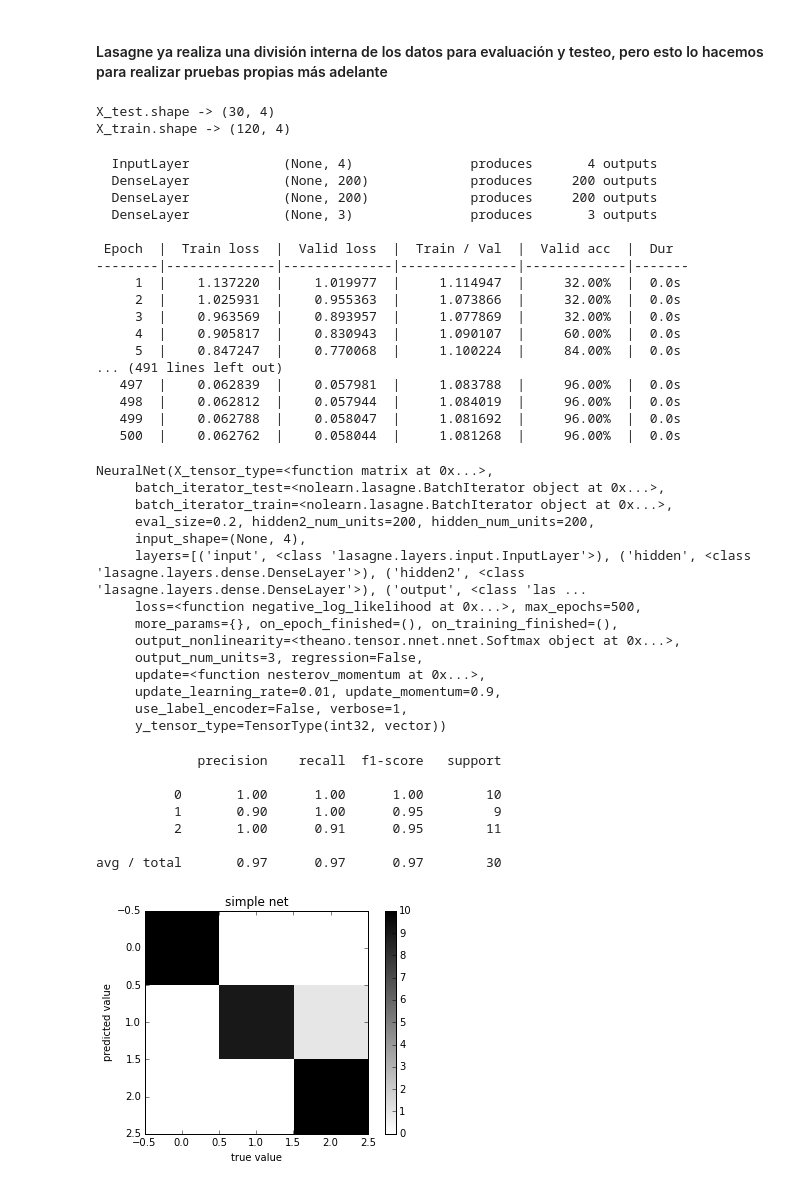
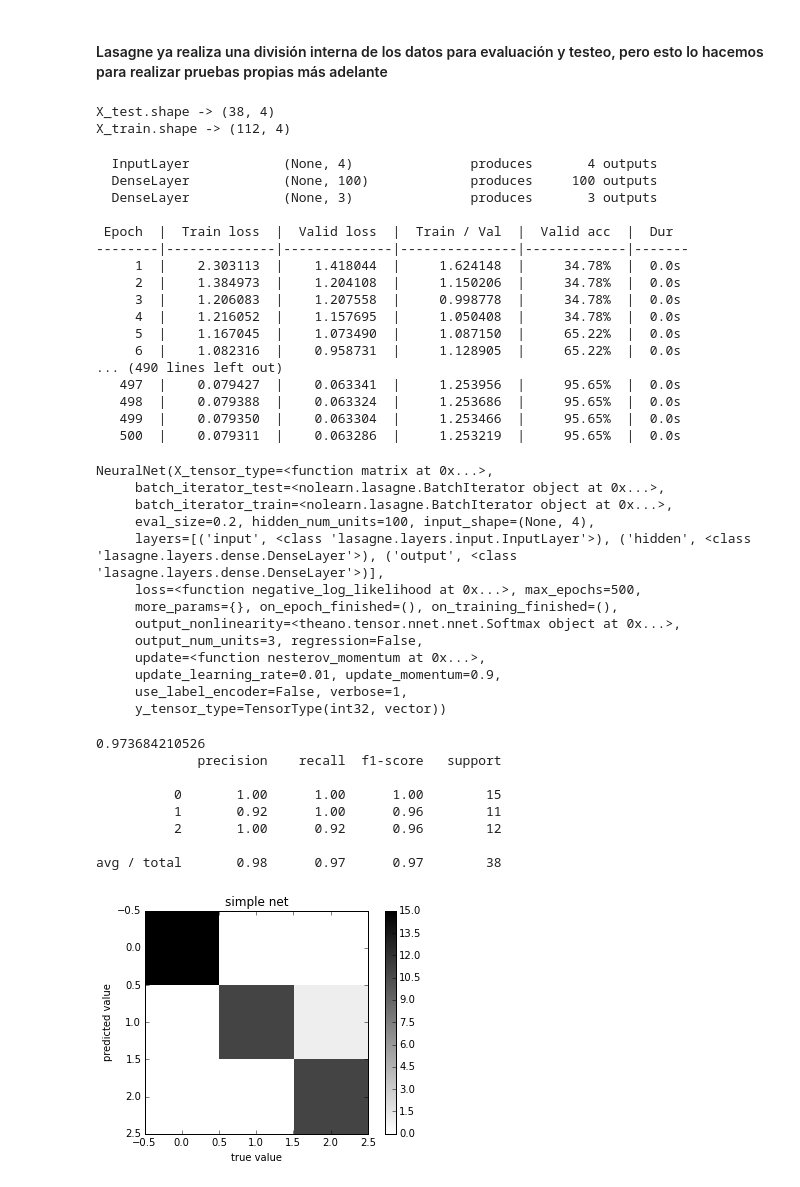
Before and after one commit to celiacintas/pre-scipyla, a Jupyter notebook: posters/scipyla_poster_lasagne.ipynb, the cells around one changed output. Drawn from its saved outputs; the diff is of its cells as text; code cells hidden in the pictures.

```diff
--- a/posters/scipyla_poster_lasagne.ipynb
+++ b/posters/scipyla_poster_lasagne.ipynb
@@ -23,12 +24,12 @@ y.shape -> (150,)
 #### Lasagne ya realiza una división interna de los datos para evaluación y testeo, pero esto lo hacemos para realizar pruebas propias más adelante
 # %%
 from sklearn.cross_validation import train_test_split
-X_train, X_test, y_train, y_test = train_test_split(X, y, test_size=0.20, random_state=42)
+X_train, X_test, y_train, y_test = train_test_split(X, y, test_size=0.25, random_state=42)
 print "X_test.shape -> {}".format(X_test.shape)
 print "X_train.shape -> {}".format(X_train.shape)
 # %% [output]
-X_test.shape -> (30, 4)
-X_train.shape -> (120, 4)
+X_test.shape -> (38, 4)
+X_train.shape -> (112, 4)
 # %%
 import lasagne
 from lasagne import layers
@@ -39,13 +40,13 @@ net1 = NeuralNet(
     layers=[
         ('input', layers.InputLayer),
         ('hidden', layers.DenseLayer),
-        ('hidden2', layers.DenseLayer),
+        #('hidden2', layers.DenseLayer),
         ('output', layers.DenseLayer),
         ],
     # parametros de las capas
     input_shape=(None, 4),  # la entrada consta de  Sepal length, Sepal width, Petal length, Petal width
-    hidden_num_units=200,
-    hidden2_num_units=200,
+    hidden_num_units=100,
+    #hidden2_num_units=80,
     output_num_units=3,  # 3 diferentes clases
     output_nonlinearity=lasagne.nonlinearities.softmax,
     # método de optimización
@@ -61,28 +62,27 @@ net1 = NeuralNet(
 net1.fit(X_train, y_train)
 # %% [output]
   InputLayer            (None, 4)               produces       4 outputs
-  DenseLayer            (None, 200)             produces     200 outputs
-  DenseLayer            (None, 200)             produces     200 outputs
+  DenseLayer            (None, 100)             produces     100 outputs
   DenseLayer            (None, 3)               produces       3 outputs
 
  Epoch  |  Train loss  |  Valid loss  |  Train / Val  |  Valid acc  |  Dur
 --------|--------------|--------------|---------------|-------------|-------
-     1  |    1.137220  |    1.019977  |     1.114947  |     32.00%  |  0.0s
-     2  |    1.025931  |    0.955363  |     1.073866  |     32.00%  |  0.0s
-     3  |    0.963569  |    0.893957  |     1.077869  |     32.00%  |  0.0s
-     4  |    0.905817  |    0.830943  |     1.090107  |     60.00%  |  0.0s
-     5  |    0.847247  |    0.770068  |     1.100224  |     84.00%  |  0.0s
-... (491 lines left out)
-   497  |    0.062839  |    0.057981  |     1.083788  |     96.00%  |  0.0s
-   498  |    0.062812  |    0.057944  |     1.084019  |     96.00%  |  0.0s
-   499  |    0.062788  |    0.058047  |     1.081692  |     96.00%  |  0.0s
-   500  |    0.062762  |    0.058044  |     1.081268  |     96.00%  |  0.0s
+     1  |    2.303113  |    1.418044  |     1.624148  |     34.78%  |  0.0s
+     2  |    1.384973  |    1.204108  |     1.150206  |     34.78%  |  0.0s
+     3  |    1.206083  |    1.207558  |     0.998778  |     34.78%  |  0.0s
+     4  |    1.216052  |    1.157695  |     1.050408  |     34.78%  |  0.0s
+     5  |    1.167045  |    1.073490  |     1.087150  |     65.22%  |  0.0s
+     6  |    1.082316  |    0.958731  |     1.128905  |     65.22%  |  0.0s
+... (490 lines left out)
+   497  |    0.079427  |    0.063341  |     1.253956  |     95.65%  |  0.0s
+   498  |    0.079388  |    0.063324  |     1.253686  |     95.65%  |  0.0s
+   499  |    0.079350  |    0.063304  |     1.253466  |     95.65%  |  0.0s
+   500  |    0.079311  |    0.063286  |     1.253219  |     95.65%  |  0.0s
 NeuralNet(X_tensor_type=<function matrix at 0x...>,
      batch_iterator_test=<nolearn.lasagne.BatchIterator object at 0x...>,
      batch_iterator_train=<nolearn.lasagne.BatchIterator object at 0x...>,
-     eval_size=0.2, hidden2_num_units=200, hidden_num_units=200,
-     input_shape=(None, 4),
-     layers=[('input', <class 'lasagne.layers.input.InputLayer'>), ('hidden', <class 'lasagne.layers.dense.DenseLayer'>), ('hidden2', <class 'lasagne.layers.dense.DenseLayer'>), ('output', <class 'las ...
+     eval_size=0.2, hidden_num_units=100, input_shape=(None, 4),
+     layers=[('input', <class 'lasagne.layers.input.InputLayer'>), ('hidden', <class 'lasagne.layers.dense.DenseLayer'>), ('output', <class 'lasagne.layers.dense.DenseLayer'>)],
      loss=<function negative_log_likelihood at 0x...>, max_epochs=500,
      more_params={}, on_epoch_finished=(), on_training_finished=(),
      output_nonlinearity=<theano.tensor.nnet.nnet.Softmax object at 0x...>,
@@ -105,18 +105,19 @@ def plot_confusion_matrix(y_pred, y, title, method=None):
 # %%
 from sklearn.metrics import accuracy_score
 y_pred = net1.predict(X_test)
-accuracy_score(y_pred, y_test)
+print accuracy_score(y_pred, y_test)
 print classification_report(y_test, y_pred)
 plot_confusion_matrix(y_test, y_pred, 'simple net')
 # %% [output]
+0.973684210526
              precision    recall  f1-score   support
 
-          0       1.00      1.00      1.00        10
-          1       0.90      1.00      0.95         9
-          2       1.00      0.91      0.95        11
+          0       1.00      1.00      1.00        15
+          1       0.92      1.00      0.96        11
+          2       1.00      0.92      0.96        12
 
-avg / total       0.97      0.97      0.97        30
+avg / total       0.98      0.97      0.97        38
-[figure, old version]
+[figure, new version]
 # %%
 train_loss = np.array([i["train_loss"] for i in net1.train_history_])
 valid_loss = np.array([i["valid_loss"] for i in net1.train_history_])
```
Also changed, not shown: parts of 4 cells of this notebook.
